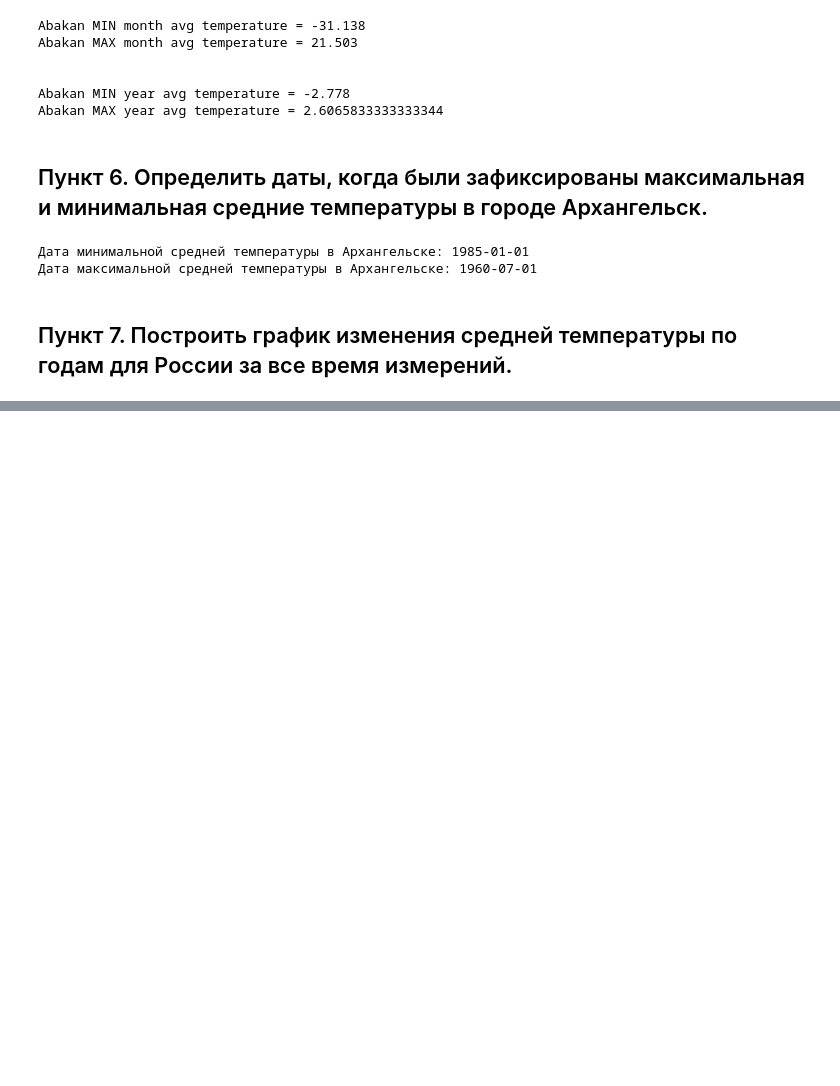
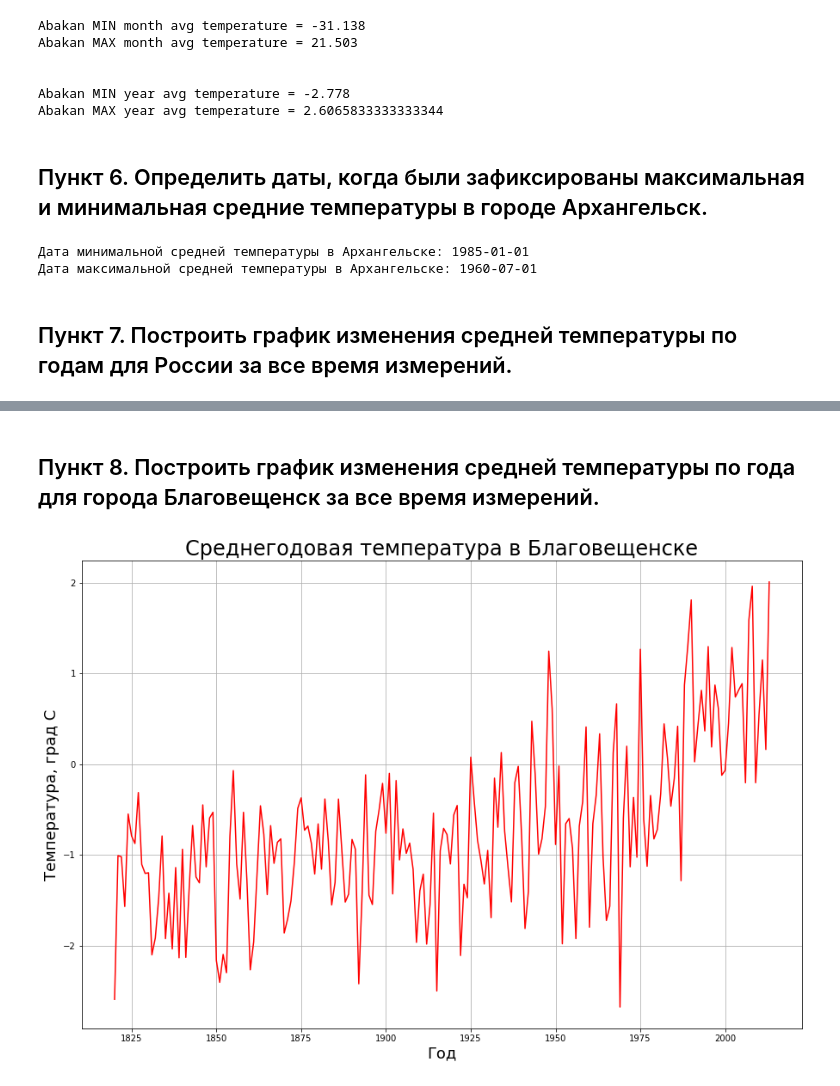
Before and after one commit to Trolljeger/HW6, a Jupyter notebook: HW6.ipynb, the cells around one changed output, grey strips where cells are left out. Cells and saved outputs as stored; diff of their text form; code cells hidden in the pictures; blank space fills up the shorter version.

```diff
--- a/HW6.ipynb
+++ b/HW6.ipynb
@@ -109,0 +125,16 @@ print(f'Дата максимальной средней температуры
+# %% [markdown]
+Пункт 8. Построить график изменения средней температуры по года для города Благовещенск за все время измерений.
+---
+# %%
+Blagov_data = rus_data[rus_data['City'] == 'Blagoveshchensk']
+Blagov_mean_year_data = Blagov_data.groupby(Blagov_data['dt'].dt.year)['AverageTemperature'].mean()
+
+plt.figure(figsize=(15,10))
+plt.grid()
+plt.title('Среднегодовая температура в Благовещенске', fontsize = 24)
+plt.xlabel('Год', fontsize = 18)
+plt.ylabel('Температура, град С', fontsize = 18)
+plt.plot(Blagov_mean_year_data, color = 'red')
+plt.show()
+# %% [output]
+[figure, added]
```
Also changed, not shown: parts of 2 cells of this notebook.
